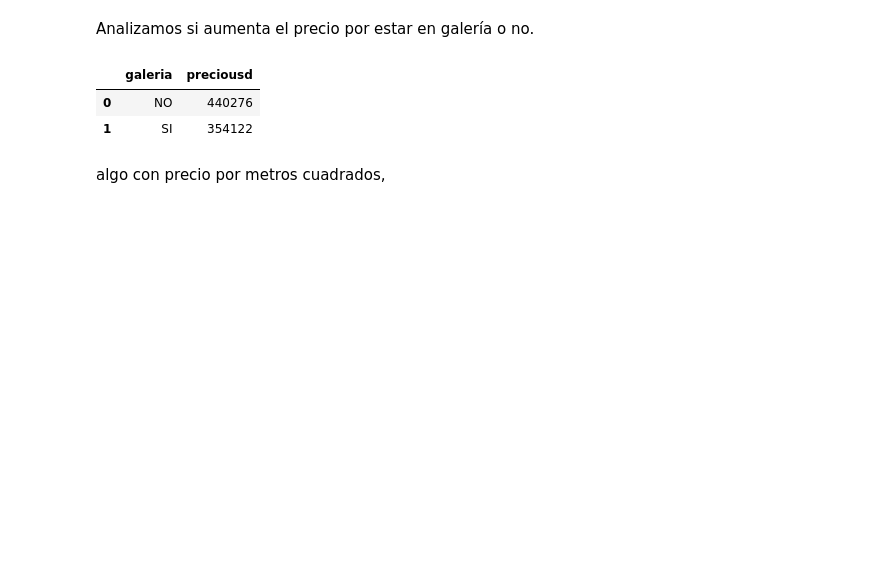
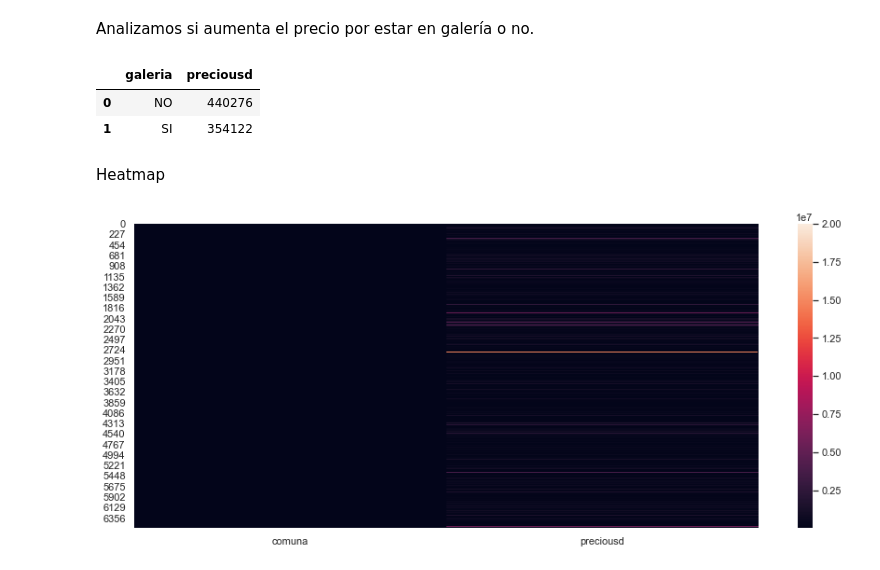
Before and after one commit to stevennm/data_science_utn_clusterai2021_Martins, a Jupyter notebook: clusterai_Steven_Martins_eda.ipynb, the cells around one changed output. Cells and saved outputs as stored; diff of their text form; code cells hidden in the pictures; blank space fills up the shorter version.

```diff
--- a/clusterai_Steven_Martins_eda.ipynb
+++ b/clusterai_Steven_Martins_eda.ipynb
@@ -175,4 +174,14 @@ graf_gal
 | 0 | NO | 440276 |
 | 1 | SI | 354122 |
 # %% [markdown]
-algo con precio por metros cuadrados,
+Heatmap
+# %%
+graf_map = df[["comuna","preciousd"]]
+plt.figure(figsize=(15,6))
+sns.set_theme(style="whitegrid")
+ax = sns.heatmap(data=graf_map)
+
+
+plt.show()
+# %% [output]
+[figure, added]
```
Also changed, not shown: parts of 3 cells of this notebook.
